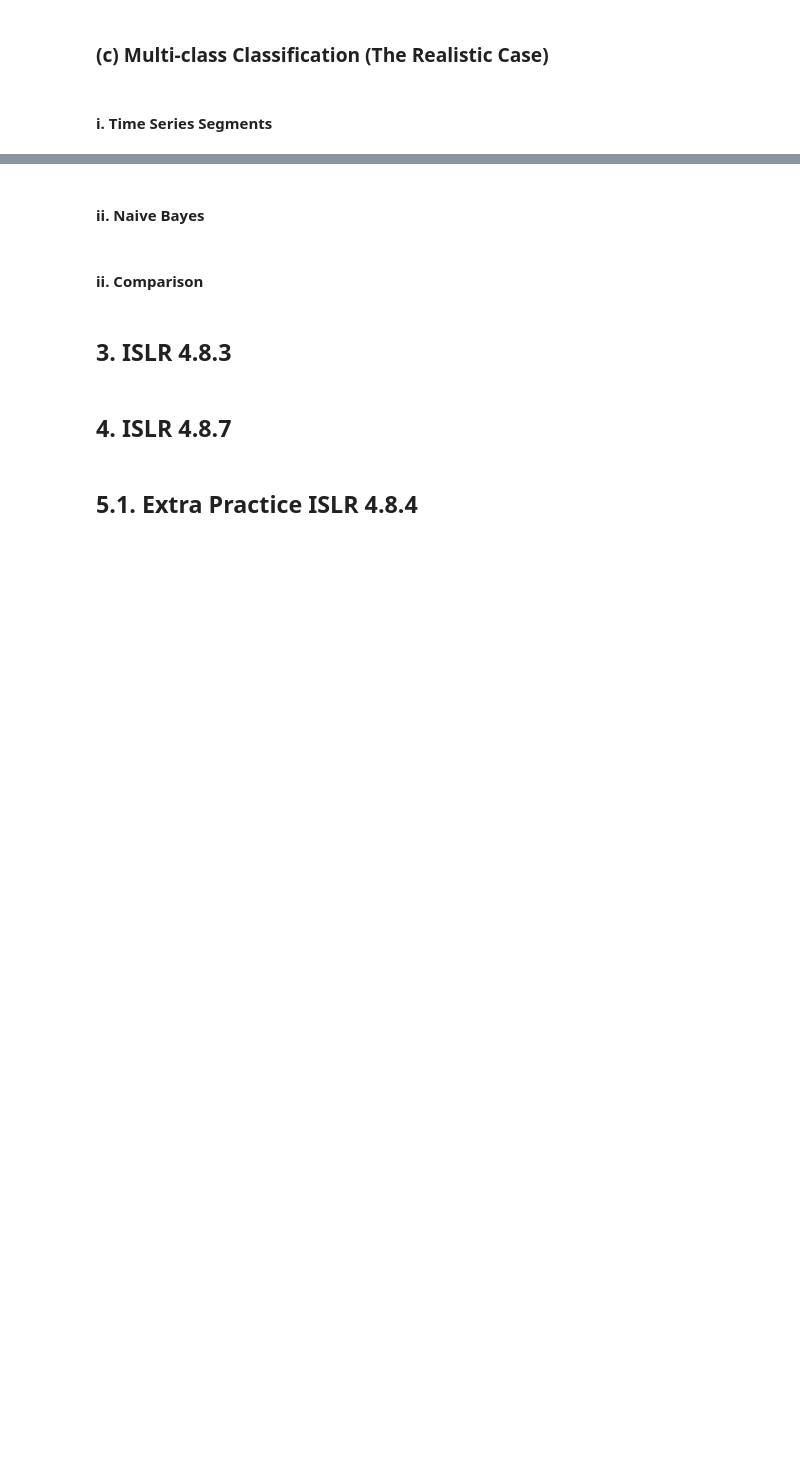
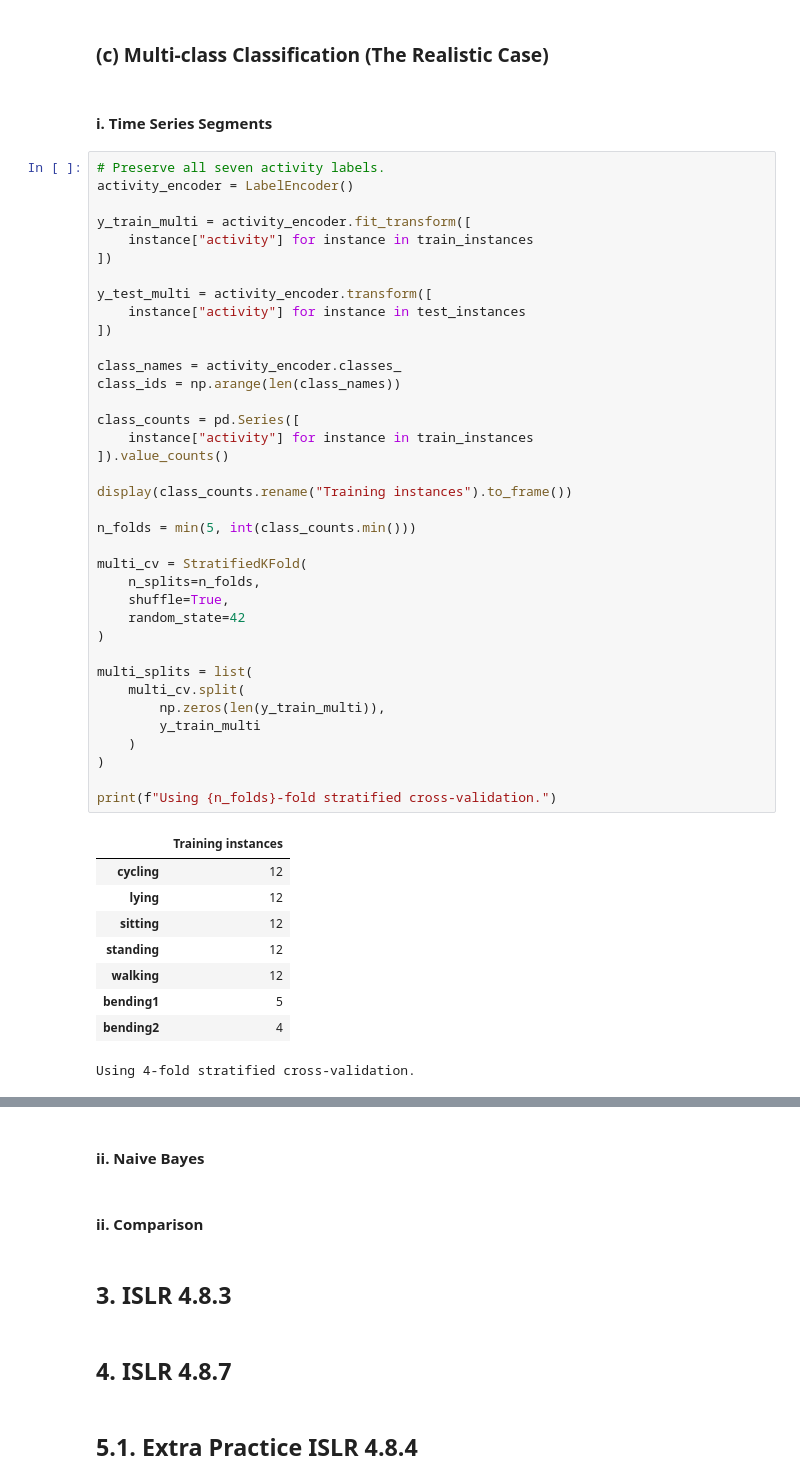
Before and after one commit to akeehan56/DSCI552, a Jupyter notebook: HW4/notebook/Keehan_Alyssa_HW4.ipynb, the cells around one changed output, grey strips where cells are left out. Saved outputs shown, nothing was run; the diff lists cells and outputs as text; blank space fills up the shorter version.

```diff
--- a/HW4/notebook/Keehan_Alyssa_HW4.ipynb
+++ b/HW4/notebook/Keehan_Alyssa_HW4.ipynb
@@ -1063,3 +1265,50 @@ display(pd.DataFrame(evaluation_results))
 ### (c) Multi-class Classification (The Realistic Case)
 # %% [markdown]
 #### i. Time Series Segments
+# %%
+# Preserve all seven activity labels.
+activity_encoder = LabelEncoder()
+
+y_train_multi = activity_encoder.fit_transform([
+    instance["activity"] for instance in train_instances
+])
+
+y_test_multi = activity_encoder.transform([
+    instance["activity"] for instance in test_instances
+])
+
+class_names = activity_encoder.classes_
+class_ids = np.arange(len(class_names))
+
+class_counts = pd.Series([
+    instance["activity"] for instance in train_instances
+]).value_counts()
+
+display(class_counts.rename("Training instances").to_frame())
+
+n_folds = min(5, int(class_counts.min()))
+
+multi_cv = StratifiedKFold(
+    n_splits=n_folds,
+    shuffle=True,
+    random_state=42
+)
+
+multi_splits = list(
+    multi_cv.split(
+        np.zeros(len(y_train_multi)),
+        y_train_multi
+    )
+)
+
+print(f"Using {n_folds}-fold stratified cross-validation.")
+# %% [output]
+|  | Training instances |
+| cycling | 12 |
+| lying | 12 |
+| sitting | 12 |
+| standing | 12 |
+| walking | 12 |
+| bending1 | 5 |
+| bending2 | 4 |
+Using 4-fold stratified cross-validation.
```
Also changed, not shown: parts of 7 cells of this notebook.
